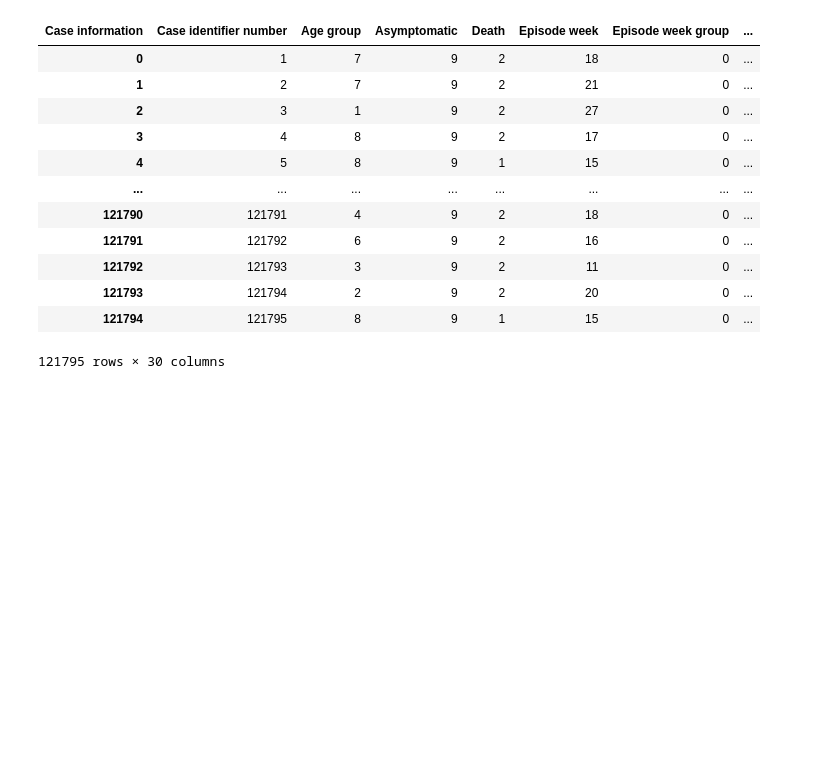
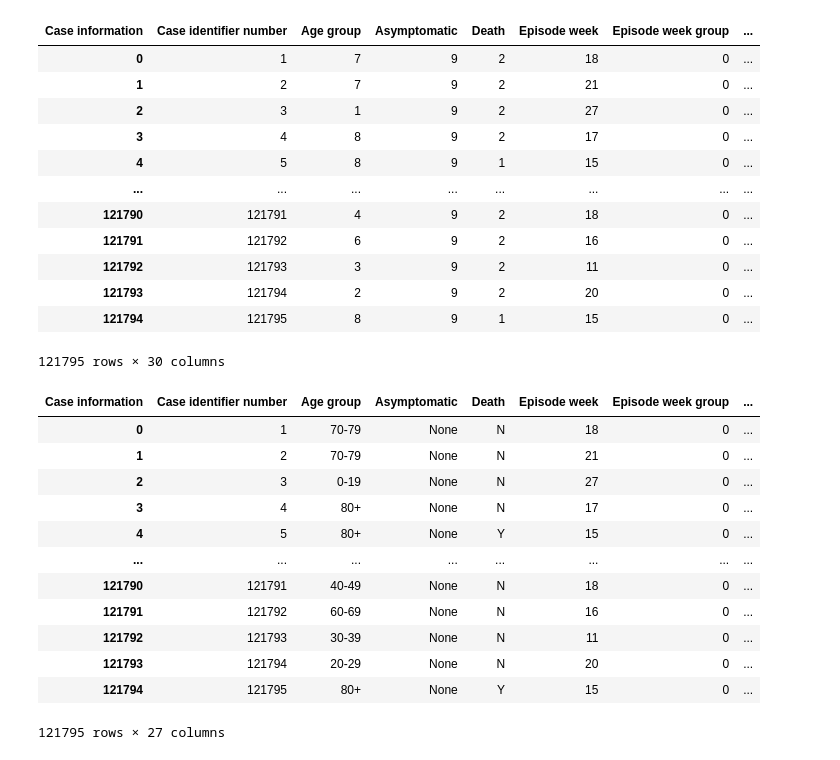
Before and after one commit to eringill/canada-covid-19-data-analysis, a Jupyter notebook: canada-covid-19-data-analysis.ipynb, the cells around one changed output. Drawn from its saved outputs; the diff is of its cells as text; code cells hidden in the pictures; blank space fills up the shorter version.

Commit message:
feat: replaced codings with real values

```diff
--- a/canada-covid-19-data-analysis.ipynb
+++ b/canada-covid-19-data-analysis.ipynb
@@ -73,3 +73,32 @@ data_pivot
 | 121793 | 121794 | 2 | 9 | 2 | 20 | 0 | ... |
 | 121794 | 121795 | 8 | 9 | 1 | 15 | 0 | ... |
 121795 rows × 30 columns
+# %%
+data_pivot.replace({'Region':{1: 'Atlantic', 2: 'Quebec', 3: 'Ontario', 4: 'Prairies',
+                                                 5: 'BC'}}, inplace = True)
+data_pivot.replace({'Age group':{1: '0-19', 2: '20-29', 3: '30-39', 4: '40-49', 5: '50-59', 6: '60-69',
+                                 7: '70-79', 8: '80+', 9: None}}, inplace = True)
+data_pivot.replace({'Asymptomatic':{1: 'Y', 2: 'N', 9: None}}, inplace = True)
+data_pivot.replace({'Gender':{1: 'M', 2: 'F', 9: None}}, inplace = True)
+data_pivot.replace({'Hospital status':{1: 'Y_ICU', 2: 'Y', 3: 'N', 9: None}}, inplace = True)
+data_pivot.replace({'Occupation':{1: 'HealthCare', 2: 'School', 3: 'LongTermCareResident', 4: 'Other',
+                                9: None}}, inplace = True)
+data_pivot.replace({'Transmission':{1: 'Domestic', 2: 'International', 9: None}}, inplace = True)
+data_pivot.replace({'Death':{1: 'Y', 2: 'N', 9: None}}, inplace = True)
+data_pivot.replace({'Recovered':{1: 'Y', 2: 'N', 3: None}}, inplace = True)
+data_pivot.drop(['Episode year', 'Onset year of symptoms', 'Recovery year'], axis = 1, inplace = True)
+data_pivot
+# %% [output]
+| Case information | Case identifier number | Age group | Asymptomatic | Death | Episode week | Episode week group | ... |
+| 0 | 1 | 70-79 | None | N | 18 | 0 | ... |
+| 1 | 2 | 70-79 | None | N | 21 | 0 | ... |
+| 2 | 3 | 0-19 | None | N | 27 | 0 | ... |
+| 3 | 4 | 80+ | None | N | 17 | 0 | ... |
+| 4 | 5 | 80+ | None | Y | 15 | 0 | ... |
+| ... | ... | ... | ... | ... | ... | ... | ... |
+| 121790 | 121791 | 40-49 | None | N | 18 | 0 | ... |
+| 121791 | 121792 | 60-69 | None | N | 16 | 0 | ... |
+| 121792 | 121793 | 30-39 | None | N | 11 | 0 | ... |
+| 121793 | 121794 | 20-29 | None | N | 20 | 0 | ... |
+| 121794 | 121795 | 80+ | None | Y | 15 | 0 | ... |
+121795 rows × 27 columns
```
Also changed, not shown: parts of 1 cell of this notebook.
